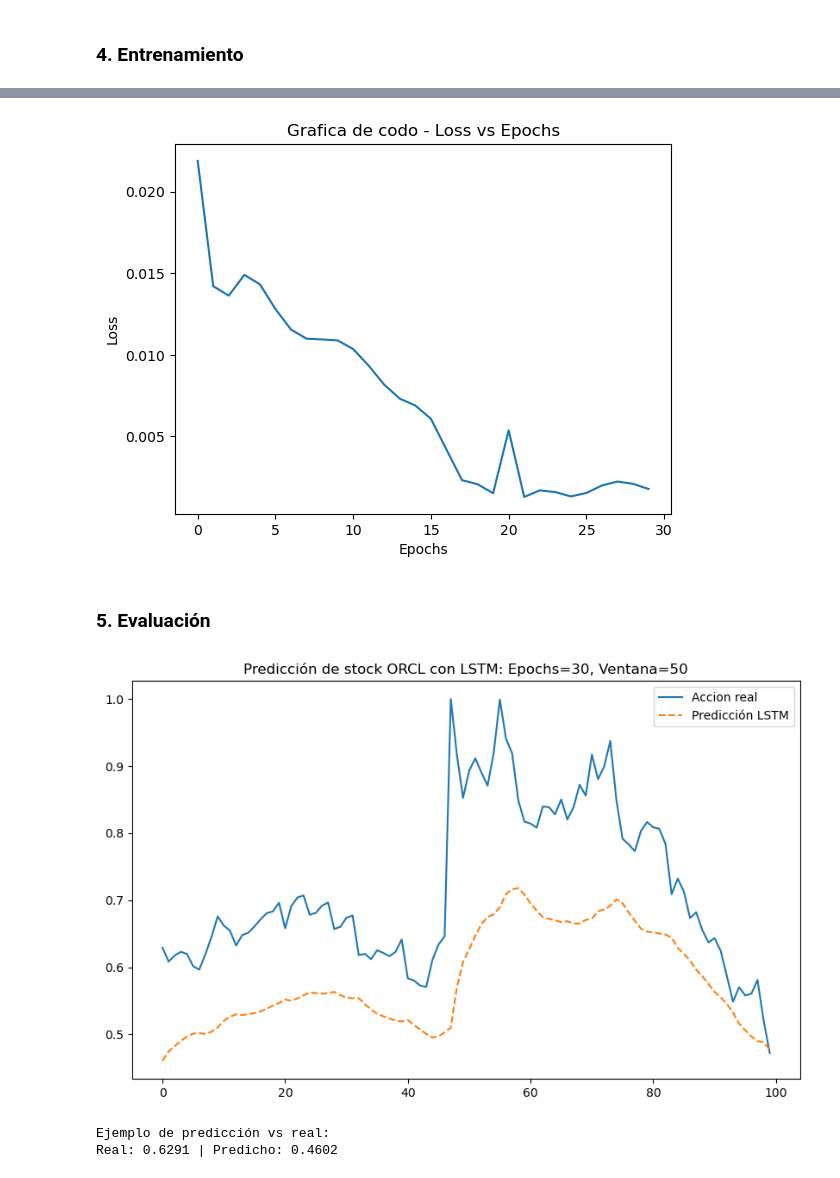
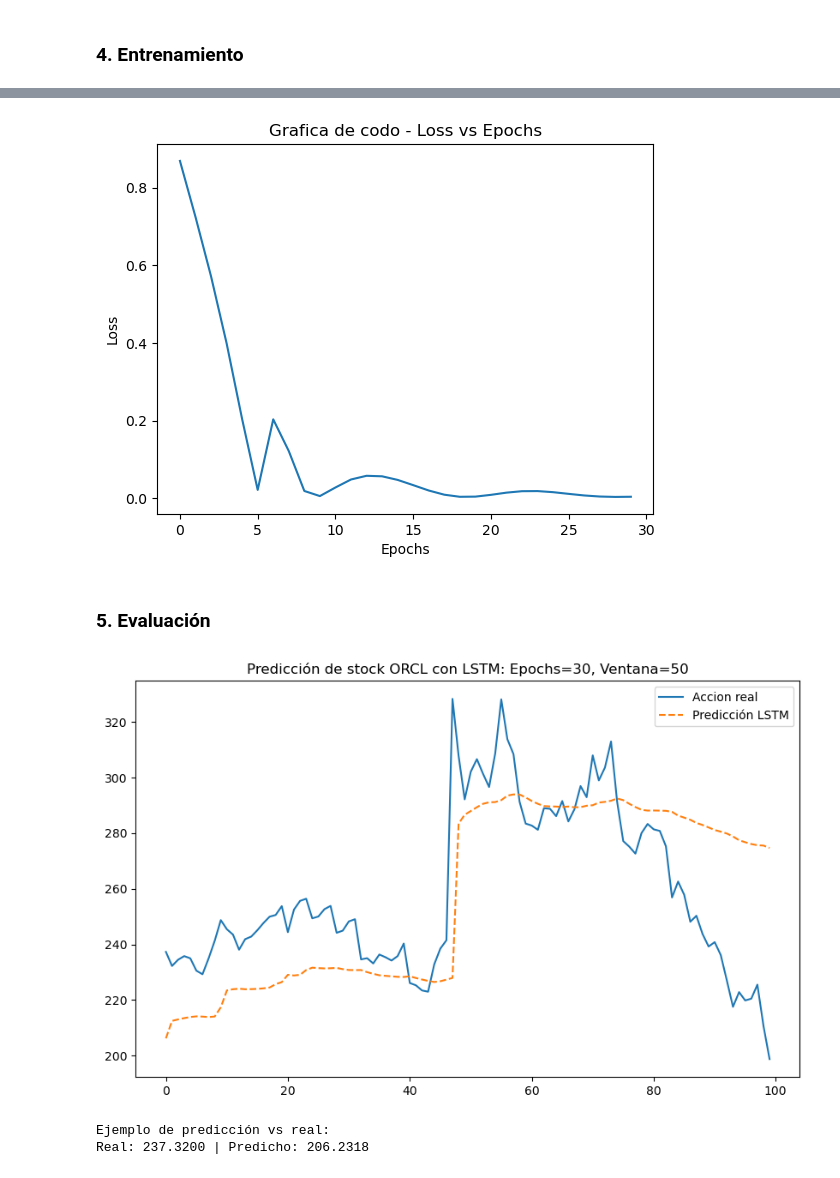
Before and after one commit to ozycepeda/LSTM, a Jupyter notebook: Oracle_stockk_pred_V1.ipynb, the cells around one changed output, grey strips where cells are left out. Drawn from its saved outputs; the diff is of its cells as text; code cells hidden in the pictures.

Commit message:
Solucion 2, la normalización sucede por ventanas

```diff
--- a/Oracle_stockk_pred_V1.ipynb
+++ b/Oracle_stockk_pred_V1.ipynb
@@ -30,10 +30,8 @@ for i in range(len(close_data)):
     close_data[i] = float(a)
 close_data = list(close_data.astype('float32'))
 
-# Normalize data using min-max scaling
-min_val = min(close_data)
-max_val = max(close_data)
-normalized_data = [(x - min_val) / (max_val - min_val) for x in close_data]
+#cambio contra solución 1
+data = close_data
 
-print(normalized_data)
+print(data)
 # %% [output]
@@ -45,22 +43,29 @@ def crear_secuencias(datos, ventana):
 
     secuencias = []
     labels = []
+    fac_divi = []
     L = len(datos)
     for i in range(L - ventana):
         # Tomamos 'ventana' pasos como input
         seq = datos[i : i + ventana]
         # El siguiente paso es lo que queremos predecir
         label = datos[i + ventana]
+        #obtenemos el máximo de la secuencia para normalizar
+        maximo = max(seq)
+        seq = [p / maximo for p in seq]
+        label = label / maximo
+
         secuencias.append(seq)
         labels.append(label)
-    return np.array(secuencias), np.array(labels)
+        fac_divi.append(maximo)  # Factor de división para desnormalizar
+    return np.array(secuencias), np.array(labels), np.array(fac_divi)
 
 # Hiperparámetros
 ventana_tiempo = 50  # Cuántos pasos hacia atrás mira la red
 test_size = 100
 
 # Preparar dataset
-X, y = crear_secuencias(normalized_data, ventana_tiempo)
+X, y, fac_divi = crear_secuencias(data, ventana_tiempo)
 
 X.shape
 # %% [output]
@@ -73,6 +78,8 @@ train_X = torch.Tensor(X[:-test_size])
 train_y = torch.Tensor(y[:-test_size])
 test_X = torch.Tensor(X[-test_size:])
 test_y = torch.Tensor(y[-test_size:])
+train_div = torch.Tensor(fac_divi[:-test_size])
+test_div = torch.Tensor(fac_divi[-test_size:])
 
 # Añadir la dimensión de "Features" (Input_Size) al final
 # De (Batch, 50) pasamos a (Batch, 50, 1)
@@ -191,29 +198,31 @@ plt.title('Grafica de codo - Loss vs Epochs')
 # Display the plot
 plt.show()
 # %% [output]
-[figure, old version]
+[figure, new version]
 # %% [markdown]
 ### 5. Evaluación
 # %%
 modelo.eval()
 with torch.no_grad():
     test_pred = modelo(test_X)
 
 # Convertir a numpy para graficar
 real = test_y.numpy()
+real = [r*d for r, d in zip(real, test_div.numpy())]
 predicho = test_pred.numpy()
+predicho = [p*d for p, d in zip(predicho, test_div.numpy())]
 
 # Descomenta las siguientes líneas si estás en un entorno con pantalla gráfica (Jupyter/Local)
 plt.figure(figsize=(10,6))
 plt.plot(real, label='Accion real')
 plt.plot(predicho, label='Predicción LSTM', linestyle='dashed')
 plt.legend()
 plt.title(f'Predicción de stock ORCL con LSTM: Epochs={epochs}, Ventana={ventana_tiempo}')
 plt.show()
 
 print("Ejemplo de predicción vs real:")
 print(f"Real: {real[0][0]:.4f} | Predicho: {predicho[0][0]:.4f}")
 # %% [output]
-[figure, old version]
+[figure, new version]
 Ejemplo de predicción vs real:
-Real: 0.6291 | Predicho: 0.4602
+Real: 237.3200 | Predicho: 206.2318
```
Also changed, not shown: parts of 2 cells of this notebook.
